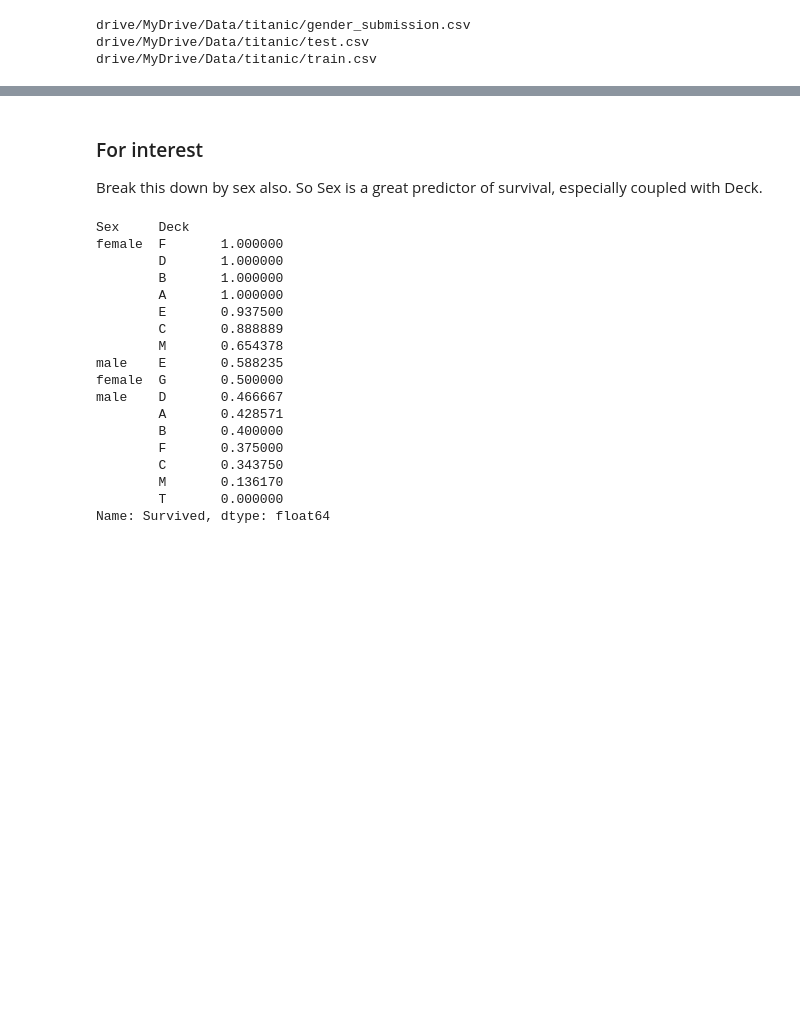
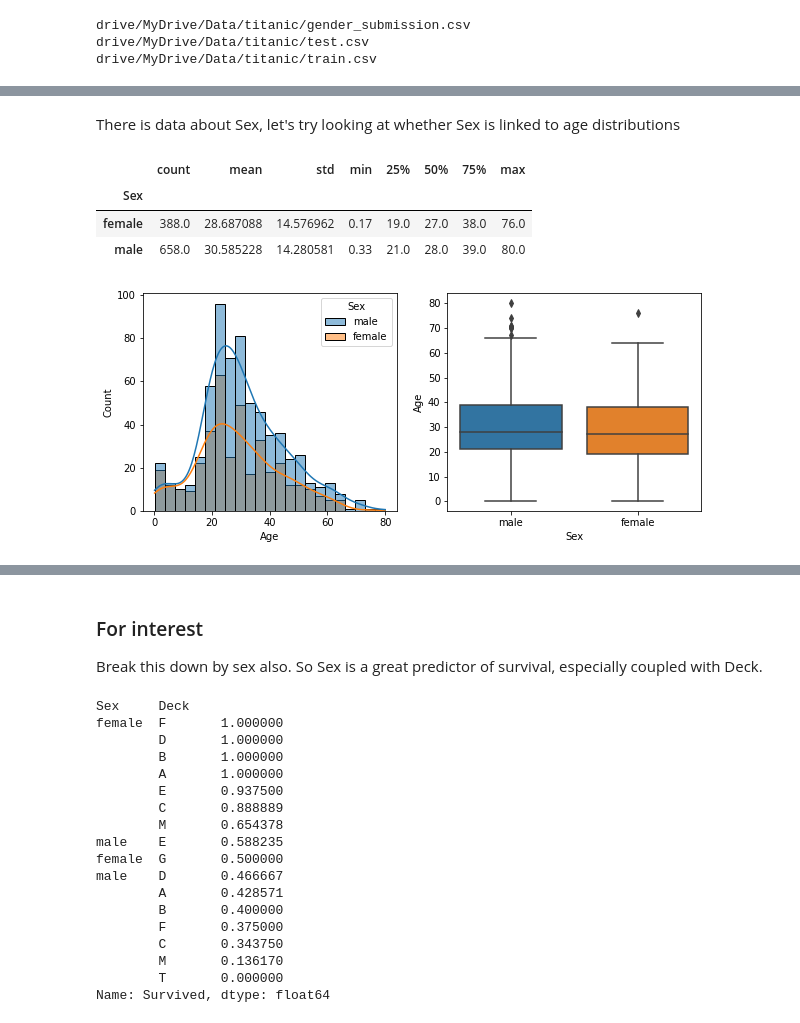
Before and after one commit to adin786/ad-titanic, a Jupyter notebook: titanic.ipynb, the cells around one changed output, grey strips where cells are left out. Saved outputs shown, nothing was run; the diff lists cells and outputs as text; code cells hidden in the pictures; blank space fills up the shorter version.

Commit message:
Pretty much finished feature engineering, and built first logreg model

```diff
--- a/titanic.ipynb
+++ b/titanic.ipynb
@@ -427,0 +251,12 @@ plt.show()
+# %%
+def add_titles(df):
+  df['Title'] = df['Name'].map(lambda x: substrings_in_string(x, titles))
+  df.Title = df.Title.astype('category')
+  return df
+
+df = add_titles(df)
+
+#Check first 10 names converted OK
+for i in range(1,10):
+  name = df.Name.iloc[i]
+  print(f'{name:<55}...extracted: {df.Title.iloc[i]}')
@@ -508,0 +350,15 @@ df.describe()
+# %% [markdown]
+There is data about Sex, let's try looking at whether Sex is linked to age distributions
+# %%
+fig, axs = plt.subplots(1,2)
+fig.set_figwidth(10,18)
+sns.histplot(ax=axs[0],data=df, x='Age', hue='Sex', kde=True);
+sns.boxplot(ax=axs[1],data=df, y='Age', x='Sex');
+
+df.groupby(['Sex']).describe()['Age']
+# %% [output]
+|  | count | mean | std | min | 25% | 50% | 75% | max |
+| Sex |  |  |  |  |  |  |  |  |
+| female | 388.0 | 28.687088 | 14.576962 | 0.17 | 19.0 | 27.0 | 38.0 | 76.0 |
+| male | 658.0 | 30.585228 | 14.280581 | 0.33 | 21.0 | 28.0 | 39.0 | 80.0 |
+[figure, added]
```
Also changed, not shown: parts of 158 cells of this notebook.
